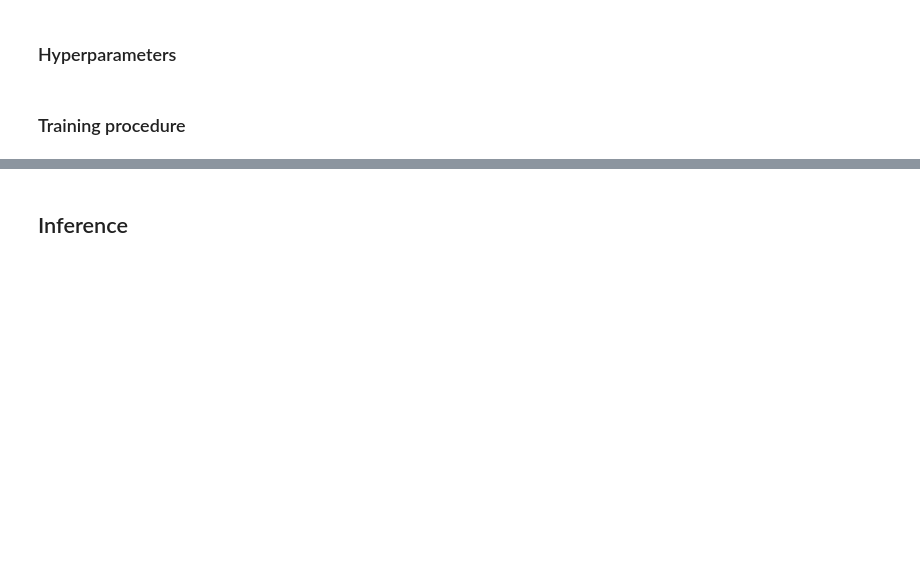
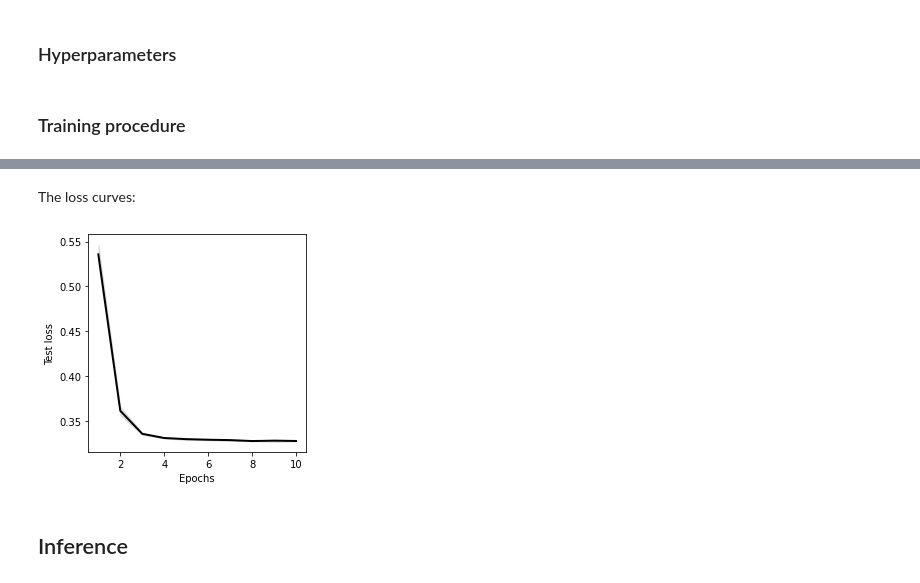
Before and after one commit to JoeriHermans/constraining-dark-matter-with-stellar-streams-and-ml, a Jupyter notebook: notebooks/02_toy.ipynb, the cells around one changed output, grey strips where cells are left out. Saved outputs shown, nothing was run; the diff lists cells and outputs as text; code cells hidden in the pictures; blank space fills up the shorter version.

```diff
--- a/notebooks/02_toy.ipynb
+++ b/notebooks/02_toy.ipynb
@@ -98,3 +136,22 @@ Final test loss:        0.32847992660569364
+# %% [markdown]
+The loss curves:
+# %%
+import glob
+
+paths = "estimators/*/losses-test.npy"
+losses = np.vstack([np.load(p).reshape(1, -1) for p in glob.glob(paths)])
+
+epochs = np.arange(1, len(losses[0]) + 1)
+m = np.mean(losses, axis=0)
+s = np.std(losses, axis=0)
+plt.plot(epochs, m, color="black", lw=2)
+plt.fill_between(epochs, m - s, m + s, color="black", alpha=.1)
+plt.ylabel("Test loss")
+plt.xlabel("Epochs")
+make_square(plt.gca())
+plt.show()
+# %% [output]
+[figure, added]
 # %% [markdown]
 ## Inference
 # %%
```
Also changed, not shown: parts of 15 cells of this notebook.
